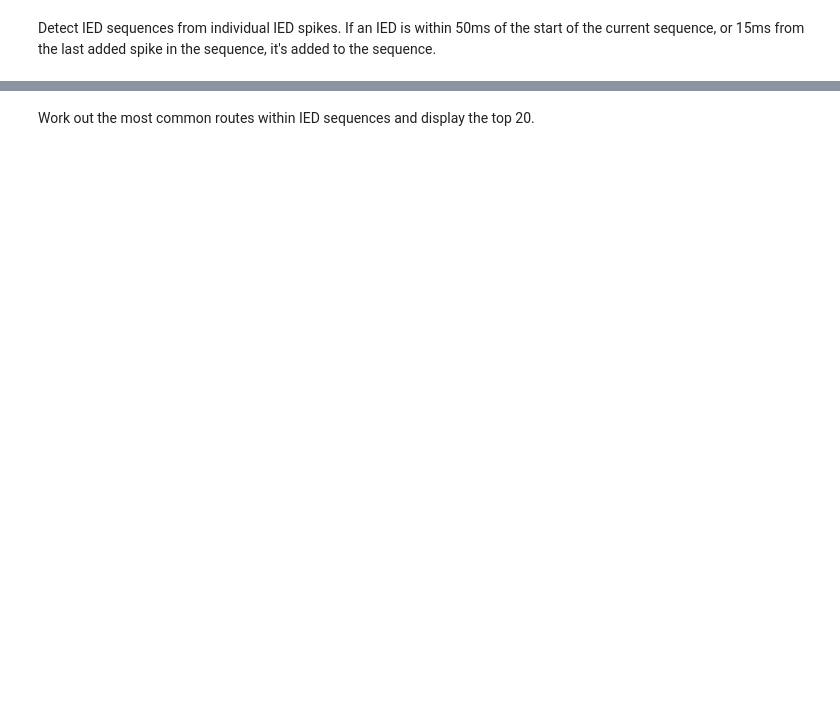
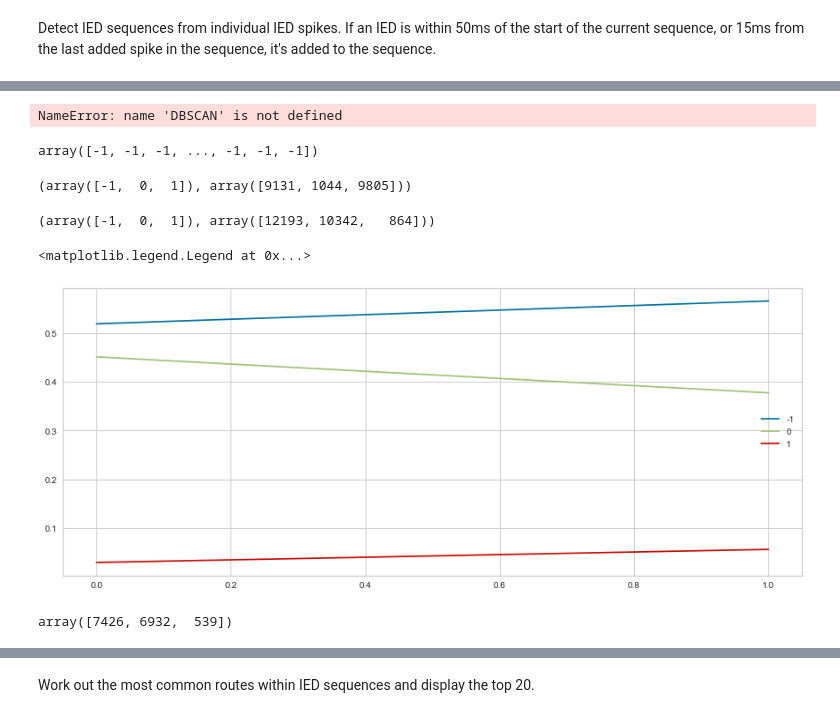
Before and after one commit to norrisjamie23/forecasting-epileptic-discharges, a Jupyter notebook: IED_sequence_detection-BeSa.ipynb, the cells around one changed output, grey strips where cells are left out. Cells and saved outputs as stored; diff of their text form; code cells hidden in the pictures; blank space fills up the shorter version.

```diff
--- a/IED_sequence_detection-BeSa.ipynb
+++ b/IED_sequence_detection-BeSa.ipynb
@@ -296,0 +303,37 @@ matshow_cluster(4)
+# %%
+import textdistance, Levenshtein, difflib
+
+new_arr = np.zeros((len(all_seq_chans_chr), len(all_seq_chans_chr)))
+
+for i, seq_1 in enumerate(tqdm(all_seq_chans_chr)):
+    for j, seq_2 in enumerate(all_seq_chans_chr):
+        if i < j:
+            new_arr[i, j] = 1 - Levenshtein.ratio(seq_1, seq_2)
+# %%
+X = new_arr + new_arr.T - np.diag(np.diag(new_arr))
+# %%
+def cluster(eps=0.45):
+    longer = [all_seq_chan for all_seq_chan in all_seq_chans if len(all_seq_chan) > 1]
+
+    clustering = DBSCAN(eps=eps, min_samples=500, metric='precomputed').fit(X)
+    assigned_clusters = clustering.labels_
+
+    cluster_counts = np.unique(assigned_clusters, return_counts=True)[1]
+
+    print(cluster_counts)
+
+    for cluster in range(-1, len(cluster_counts) - 1):
+        matshow_cluster(valid_channels, longer, assigned_clusters, cluster)
+
+# for eps in [0.25, 0.3, 0.35, 0.4, 0.45, 0.5]:
+for eps in [0.45]:
+    cluster(eps=eps)
+# %% [output]
+NameError: name 'DBSCAN' is not defined
+# %%
+from sklearn.cluster import DBSCAN
+
+clustering = DBSCAN(eps=0.45, min_samples=500, metric='precomputed').fit(X)
+clustering.labels_
+# %% [output]
+array([-1, -1, -1, ..., -1, -1, -1])
@@ -296,0 +345,37 @@ matshow_cluster(4)
+# %%
+np.unique(assigned_clusters, return_counts=True)
+# %% [output]
+(array([-1,  0,  1]), array([9131, 1044, 9805]))
+# %%
+assigned_clusters = clustering.labels_
+
+np.unique(clustering.labels_, return_counts=True)
+# %% [output]
+(array([-1,  0,  1]), array([12193, 10342,   864]))
+# %%
+matplotlib.rcParams['figure.figsize'] = (15, 6)
+
+windows = 2
+counts = []
+
+first_seq_spikes = np.array([all_seq_spike[0] for all_seq_spike in all_seq_spikes])
+
+for i in range(windows):
+    window_clusters = assigned_clusters[np.argmax(first_seq_spikes > i * (first_seq_spikes.max() / windows - 1)) \
+                                        : np.argmax(first_seq_spikes > (i + 1) * (first_seq_spikes.max() / windows - 1))]
+    counts.append(np.unique(window_clusters, return_counts=True)[1] / len(window_clusters))
+    # Don't normalise
+    # counts.append(np.unique(window_clusters, return_counts=True)[1])
+
+fig = plt.figure()
+ax = fig.add_subplot(111)
+
+ax.plot(counts)
+ax.legend(labels=np.unique(assigned_clusters))
+# %% [output]
+<matplotlib.legend.Legend at 0x...>
+[figure, added]
+# %%
+np.unique(assigned_clusters, return_counts=True, axis=0)[1]
+# %% [output]
+array([7426, 6932,  539])
```
Also changed, not shown: parts of 82 cells of this notebook, 2 other files.
